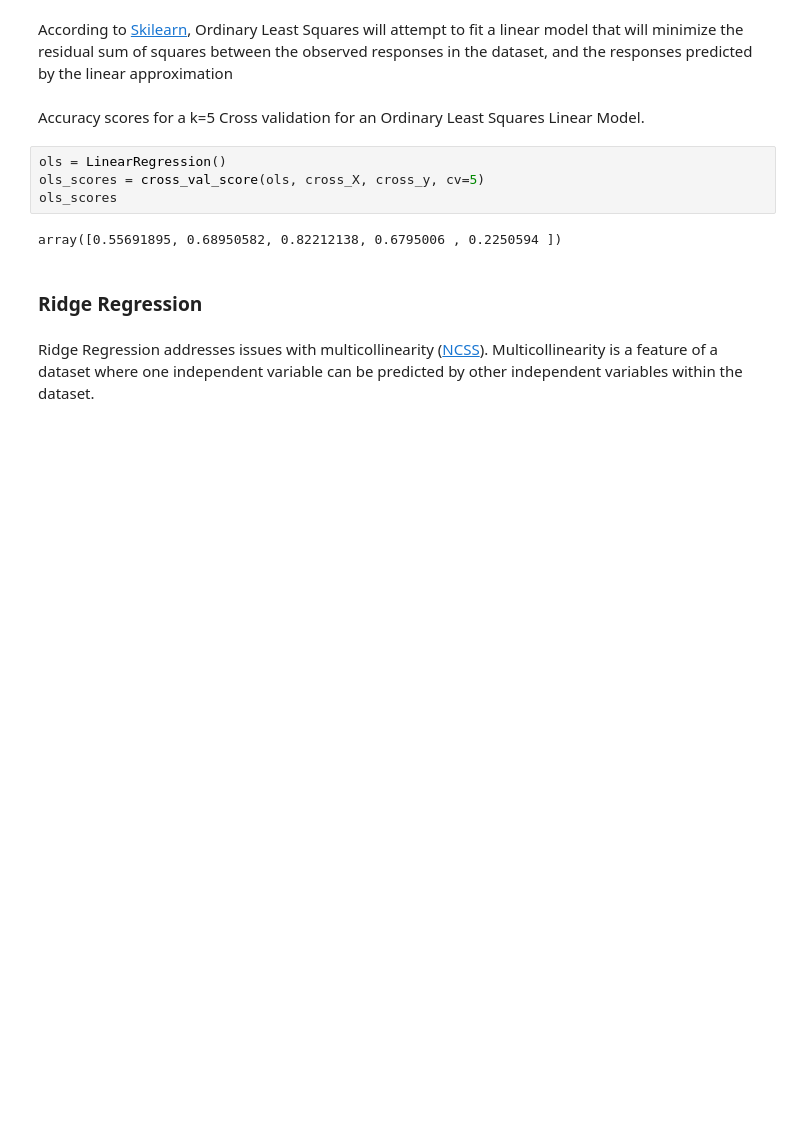
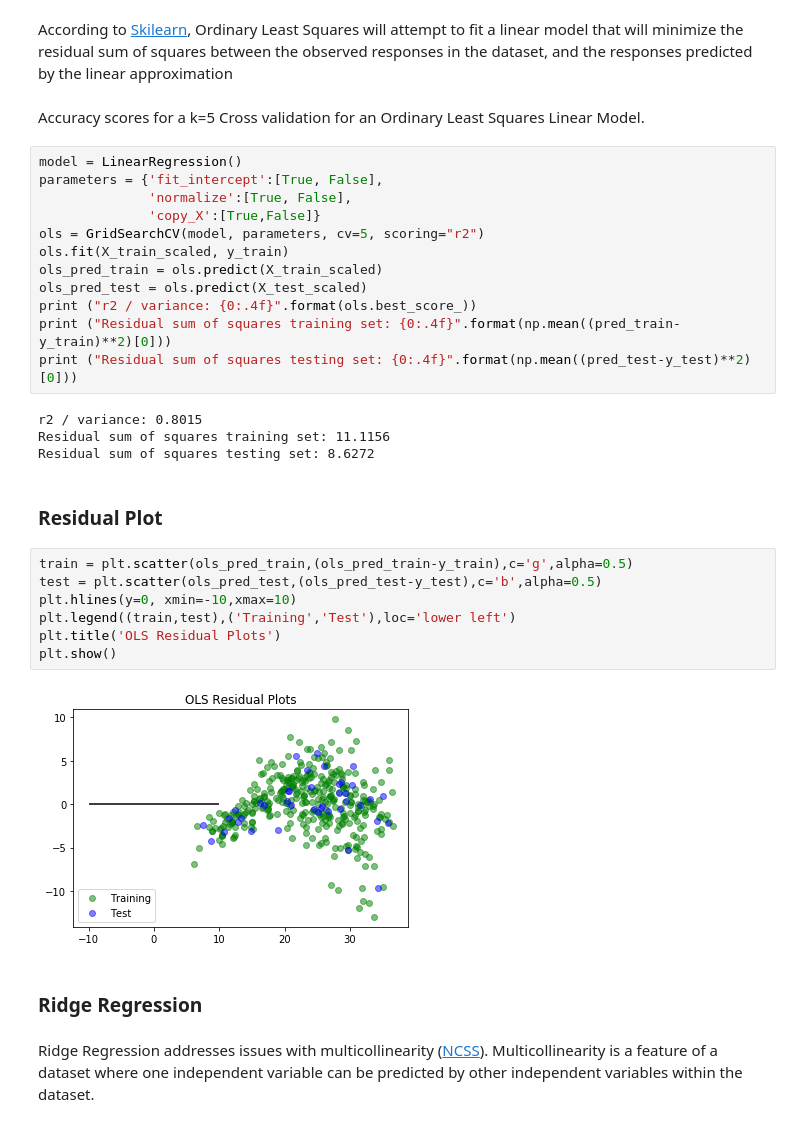
Before and after one commit to jbennett7/data_mining_auto-mpg, a Jupyter notebook: LinearRegression.ipynb, the cells around one changed output. Cells and saved outputs as stored; diff of their text form; blank space fills up the shorter version.

```diff
--- a/LinearRegression.ipynb
+++ b/LinearRegression.ipynb
@@ -136,12 +160,33 @@ cross_y.head()
 According to [Skilearn](https://scikit-learn.org/stable/modules/linear_model.html#ordinary-least-squares), Ordinary Least Squares will attempt to fit a linear model that will minimize the residual sum of squares between the observed responses in the dataset, and the responses predicted by the linear approximation
 # %% [markdown]
 Accuracy scores for a k=5 Cross validation for an Ordinary Least Squares Linear Model.
-# %%
-ols = LinearRegression()
-ols_scores = cross_val_score(ols, cross_X, cross_y, cv=5)
-ols_scores
-# %% [output]
-array([0.55691895, 0.68950582, 0.82212138, 0.6795006 , 0.2250594 ])
+# %%
+model = LinearRegression()
+parameters = {'fit_intercept':[True, False],
+              'normalize':[True, False],
+              'copy_X':[True,False]}
+ols = GridSearchCV(model, parameters, cv=5, scoring="r2")
+ols.fit(X_train_scaled, y_train)
+ols_pred_train = ols.predict(X_train_scaled)
+ols_pred_test = ols.predict(X_test_scaled)
+print ("r2 / variance: {0:.4f}".format(ols.best_score_))
+print ("Residual sum of squares training set: {0:.4f}".format(np.mean((pred_train-y_train)**2)[0]))
+print ("Residual sum of squares testing set: {0:.4f}".format(np.mean((pred_test-y_test)**2)[0]))
+# %% [output]
+r2 / variance: 0.8015
+Residual sum of squares training set: 11.1156
+Residual sum of squares testing set: 8.6272
+# %% [markdown]
+### Residual Plot
+# %%
+train = plt.scatter(ols_pred_train,(ols_pred_train-y_train),c='g',alpha=0.5)
+test = plt.scatter(ols_pred_test,(ols_pred_test-y_test),c='b',alpha=0.5)
+plt.hlines(y=0, xmin=-10,xmax=10)
+plt.legend((train,test),('Training','Test'),loc='lower left')
+plt.title('OLS Residual Plots')
+plt.show()
+# %% [output]
+[figure, added]
 # %% [markdown]
 ### Ridge Regression
 # %% [markdown]
```
Also changed, not shown: parts of 21 cells of this notebook.
